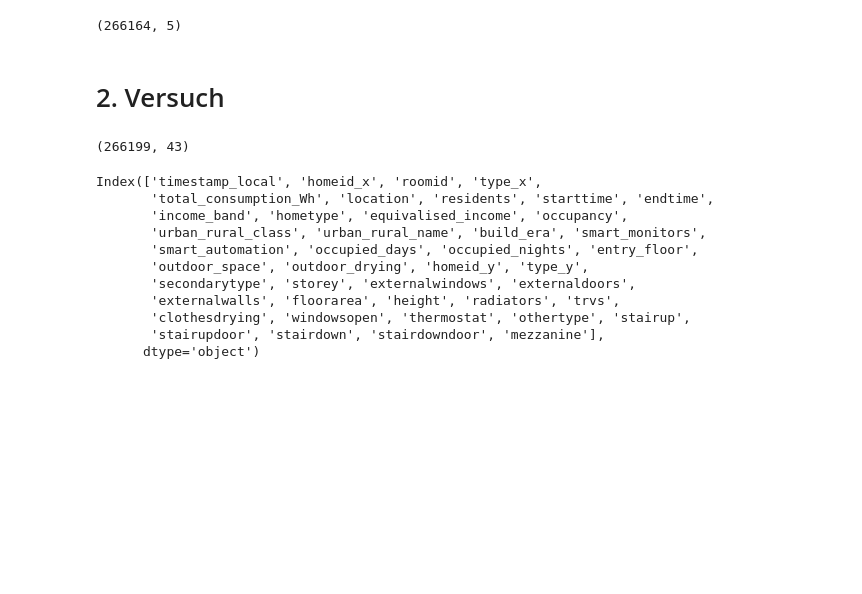
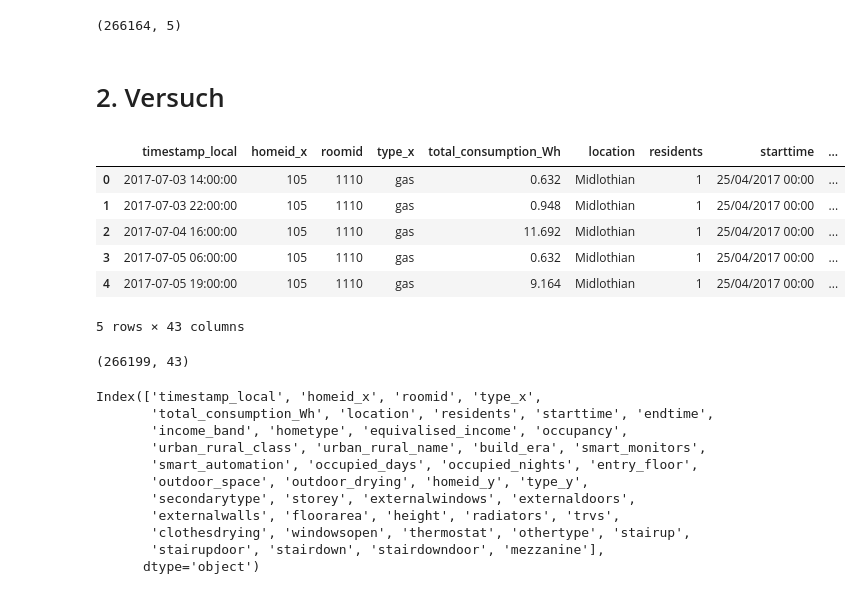
Before and after one commit to Julian200019/DataScience2024, a Jupyter notebook: Xmas_Challenge/ideal_eda.ipynb, the cells around one changed output. Drawn from its saved outputs; the diff is of its cells as text; code cells hidden in the pictures; blank space fills up the shorter version.

```diff
--- a/Xmas_Challenge/ideal_eda.ipynb
+++ b/Xmas_Challenge/ideal_eda.ipynb
@@ -262,3 +218,25 @@ X = merged_data[top_predictors]
+# %%
+#Mergen von Tabellen
+
+# Merge mit `homes`, `rooms`, `persons`, `appliances`, `other_appliances`
+merged_data = (
+    energy
+    .merge(homes, on='homeid', how='left')
+    .merge(rooms, on='roomid', how='left') if 'roomid' in energy.columns else energy
+    .merge(persons, on='personid', how='left') if 'personid' in energy.columns else energy
+    .merge(appliances, on='applianceid', how='left') if 'applianceid' in energy.columns else energy
+    .merge(other_appliances, on='applianceid', how='left') if 'applianceid' in energy.columns else energy
+)
+
+merged_data.head()
+# %% [output]
+|  | timestamp_local | homeid_x | roomid | type_x | total_consumption_Wh | location | residents | starttime | ... |
+| 0 | 2017-07-03 14:00:00 | 105 | 1110 | gas | 0.632 | Midlothian | 1 | 25/04/2017 00:00 | ... |
+| 1 | 2017-07-03 22:00:00 | 105 | 1110 | gas | 0.948 | Midlothian | 1 | 25/04/2017 00:00 | ... |
+| 2 | 2017-07-04 16:00:00 | 105 | 1110 | gas | 11.692 | Midlothian | 1 | 25/04/2017 00:00 | ... |
+| 3 | 2017-07-05 06:00:00 | 105 | 1110 | gas | 0.632 | Midlothian | 1 | 25/04/2017 00:00 | ... |
+| 4 | 2017-07-05 19:00:00 | 105 | 1110 | gas | 9.164 | Midlothian | 1 | 25/04/2017 00:00 | ... |
+5 rows × 43 columns
 # %%
 merged_data.shape
 # %% [output]
```
Also changed, not shown: parts of 15 cells of this notebook.
